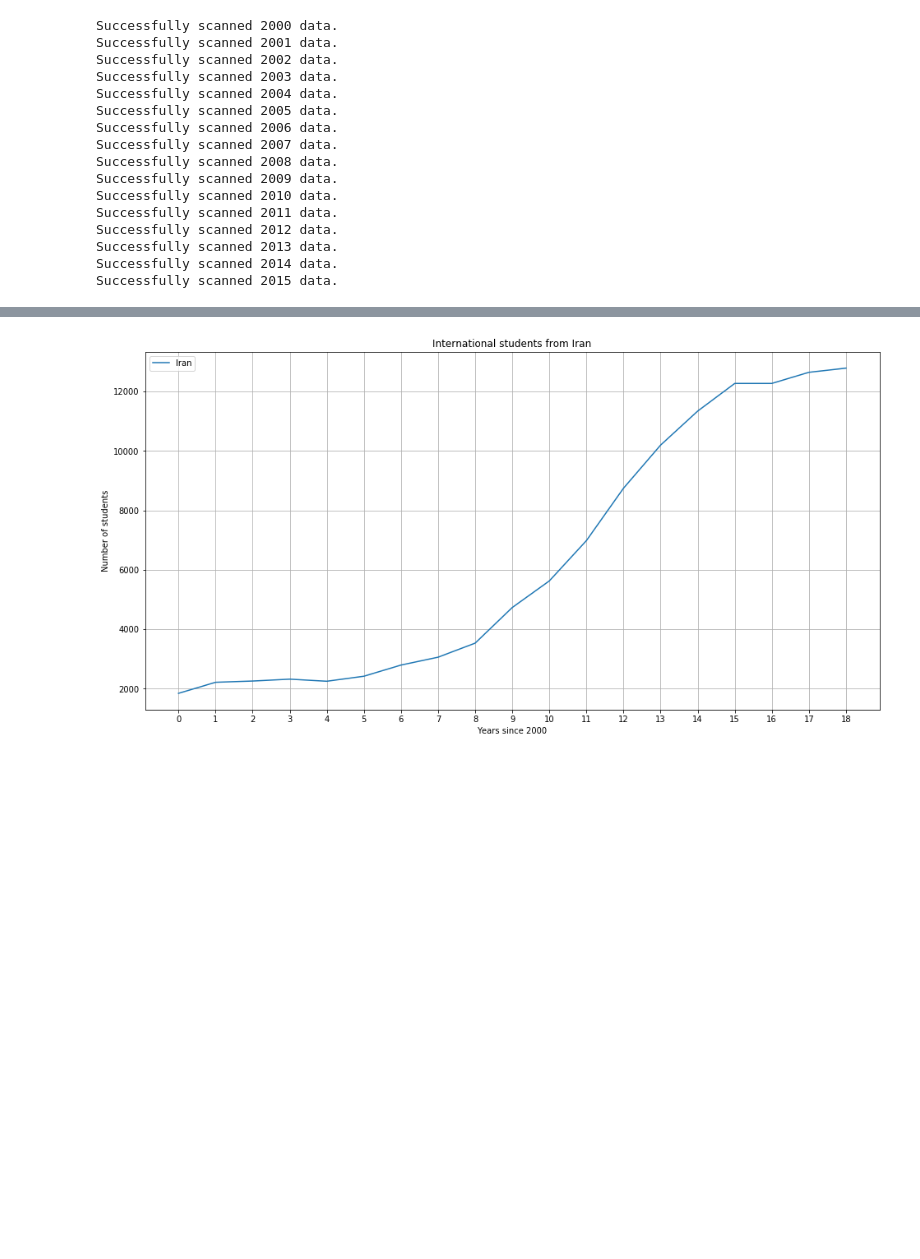
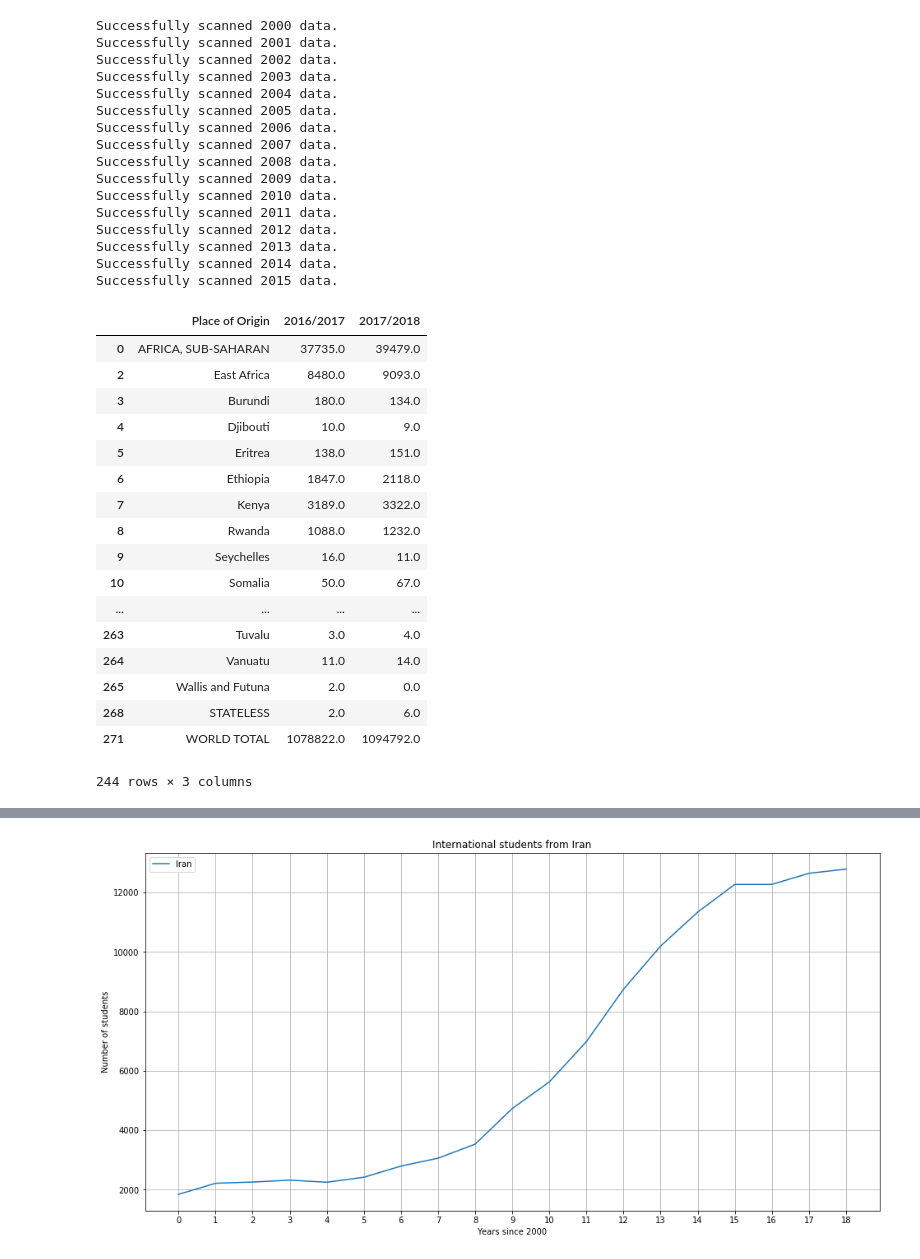
Before and after one commit to graphicsdesk/international-students, a Jupyter notebook: notebooks/international-students.ipynb, the cells around one changed output, grey strips where cells are left out. Drawn from its saved outputs; the diff is of its cells as text; code cells hidden in the pictures; blank space fills up the shorter version.

```diff
--- a/notebooks/international-students.ipynb
+++ b/notebooks/international-students.ipynb
@@ -63,0 +52,37 @@ moreRecentData = {
+# %%
+# Data from 2016, 2017, and 2018 weren't scrapeable, but they
+# were downloadable.
+#     'Iraq': [1901, 1698, 1438],
+
+xls = pd.ExcelFile('../data/International-Students-Places-of-Origin.xlsx')
+
+# Table 2: International Students by Place of Origin, 2016/17 & 2017/18
+# (see record layout in the "Contents" sheet of the above Excel file)
+table2 = pd.read_excel(xls, '2', usecols=3, header=5, names=['Garbage', 'Place of Origin', '2016/2017', '2017/2018'])
+table2 = table2.drop('Garbage', axis=1)
+table2 = table2.dropna()
+
+# Table 5: International Students by Place of Origin, 2015/16 & 2016/17
+table5 = pd.read_excel(xls, '5', usecols=2, header=5, names=['Place of Origin', '2015/2016', '2016/2017'])
+table5 = table5.dropna()
+# %%
+table2
+# %% [output]
+|  | Place of Origin | 2016/2017 | 2017/2018 |
+| 0 | AFRICA, SUB-SAHARAN | 37735.0 | 39479.0 |
+| 2 | East Africa | 8480.0 | 9093.0 |
+| 3 | Burundi | 180.0 | 134.0 |
+| 4 | Djibouti | 10.0 | 9.0 |
+| 5 | Eritrea | 138.0 | 151.0 |
+| 6 | Ethiopia | 1847.0 | 2118.0 |
+| 7 | Kenya | 3189.0 | 3322.0 |
+| 8 | Rwanda | 1088.0 | 1232.0 |
+| 9 | Seychelles | 16.0 | 11.0 |
+| 10 | Somalia | 50.0 | 67.0 |
+| ... | ... | ... | ... |
+| 263 | Tuvalu | 3.0 | 4.0 |
+| 264 | Vanuatu | 11.0 | 14.0 |
+| 265 | Wallis and Futuna | 2.0 | 0.0 |
+| 268 | STATELESS | 2.0 | 6.0 |
+| 271 | WORLD TOTAL | 1078822.0 | 1094792.0 |
+244 rows × 3 columns
```
Also changed, not shown: parts of 6 cells of this notebook, 3 other files.
